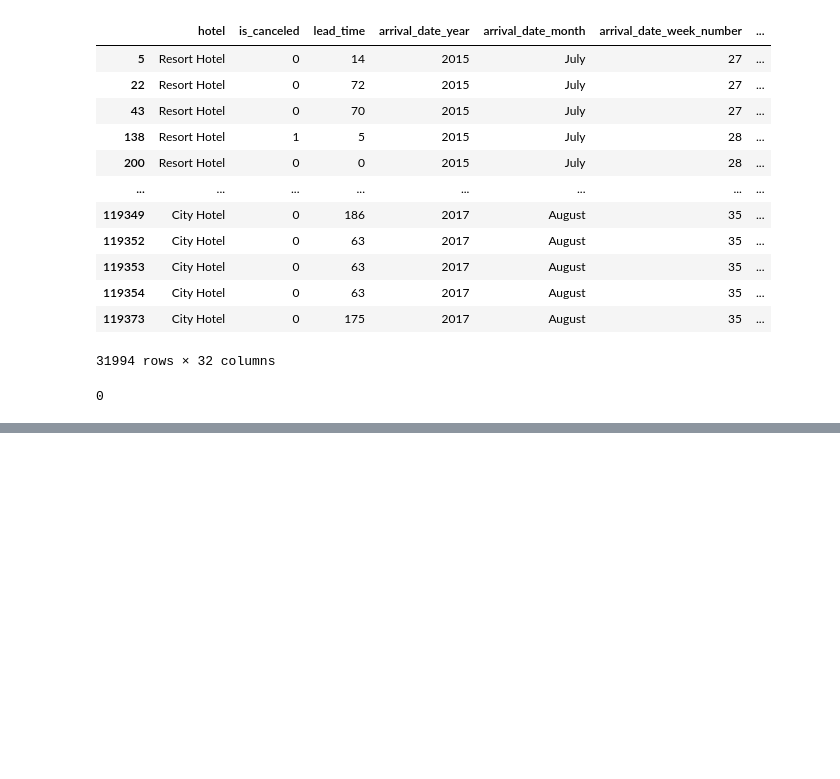
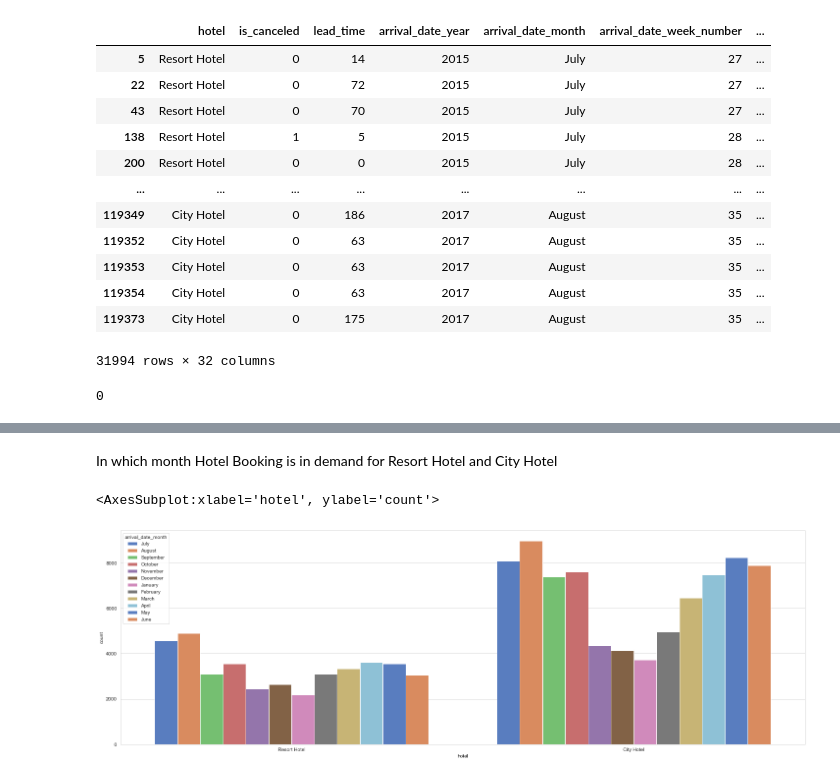
Before and after one commit to SiddiquiZoya787/Hotel-Booking-Demand, a Jupyter notebook: hotel booking demand.ipynb, the cells around one changed output, grey strips where cells are left out. Drawn from its saved outputs; the diff is of its cells as text; code cells hidden in the pictures; blank space fills up the shorter version.

```diff
--- a/hotel booking demand.ipynb
+++ b/hotel booking demand.ipynb
@@ -67,0 +329,8 @@ df_New.duplicated().sum()
+# %% [markdown]
+In which month Hotel Booking is in demand for Resort Hotel and City Hotel
+# %%
+f,ax=plt.subplots(1,1,figsize=(25,8))
+sns.countplot(x="hotel",hue="arrival_date_month",data=df,palette="muted")
+# %% [output]
+<AxesSubplot:xlabel='hotel', ylabel='count'>
+[figure, added]
```
Also changed, not shown: parts of 179 cells of this notebook.
